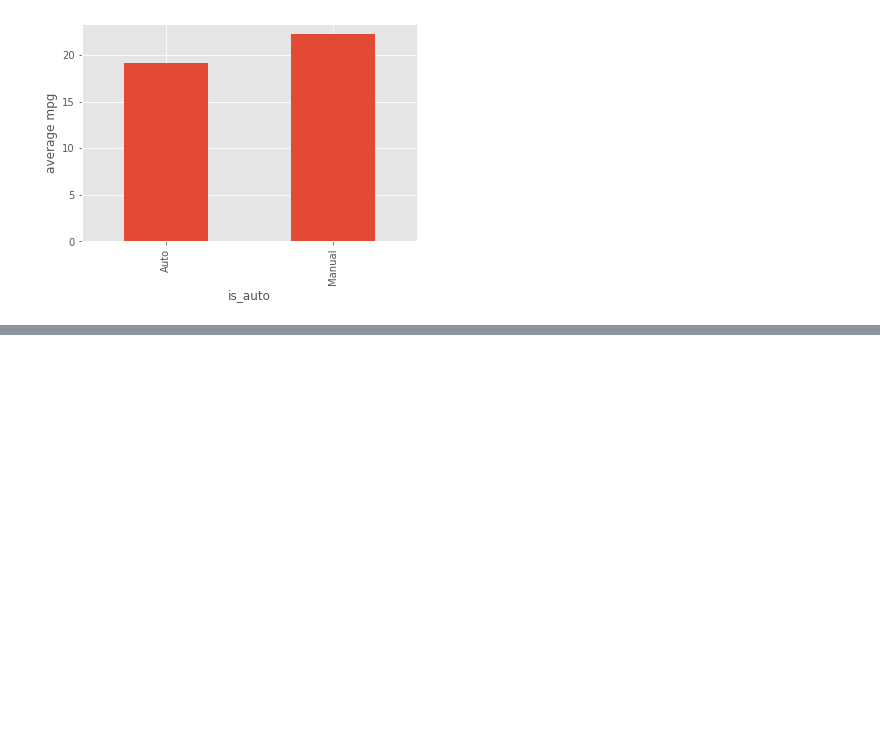
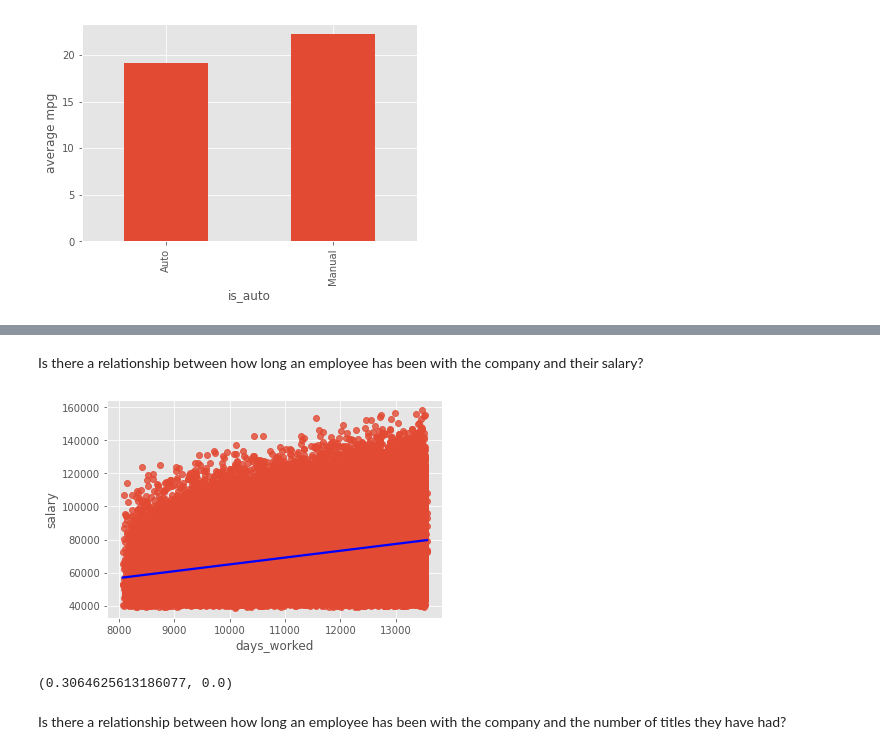
Before and after one commit to ChrisTeceno/statistics-exercises, a Jupyter notebook: hypothesis_testing.ipynb, the cells around one changed output, grey strips where cells are left out. Cells and saved outputs as stored; diff of their text form; code cells hidden in the pictures; blank space fills up the shorter version.

```diff
--- a/hypothesis_testing.ipynb
+++ b/hypothesis_testing.ipynb
@@ -192,0 +295,8 @@ Text(0, 0.5, 'average mpg')
+# %%
+url = get_db_url('employees')
+employees = pd.read_sql('''
+SELECT datediff(curdate(), hire_date) as days_worked, salary
+FROM employees
+JOIN salaries using(emp_no)
+WHERE to_date > now()
+''', url)
@@ -192,0 +312,19 @@ Text(0, 0.5, 'average mpg')
+# %% [markdown]
+Is there a relationship between how long an employee has been with the company and their salary?
+# %%
+sns.regplot(data = employees, x = 'days_worked', y = 'salary', line_kws={"color": "blue"})
+plt.savefig('tenure-vs-salary.png')
+# %% [output]
+[figure, added]
+# %%
+# H0: There is not a linear correlation between employee tenure and salary
+# Ha: There is a linear correlation between employee tenure and salary
+
+r, p = stats.pearsonr(employees.days_worked, employees.salary)
+r, p
+
+#reject null
+# %% [output]
+(0.3064625613186077, 0.0)
+# %% [markdown]
+Is there a relationship between how long an employee has been with the company and the number of titles they have had?
```
Also changed, not shown: parts of 36 cells of this notebook, 1 other file.
